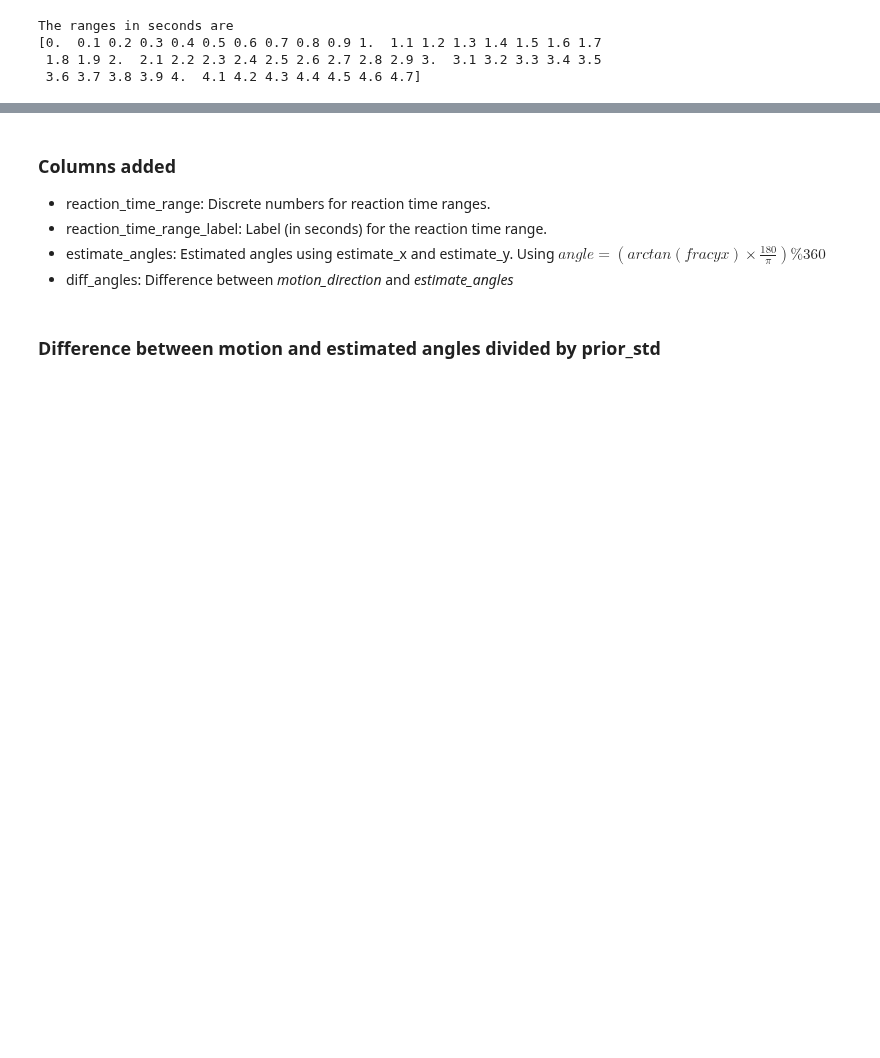
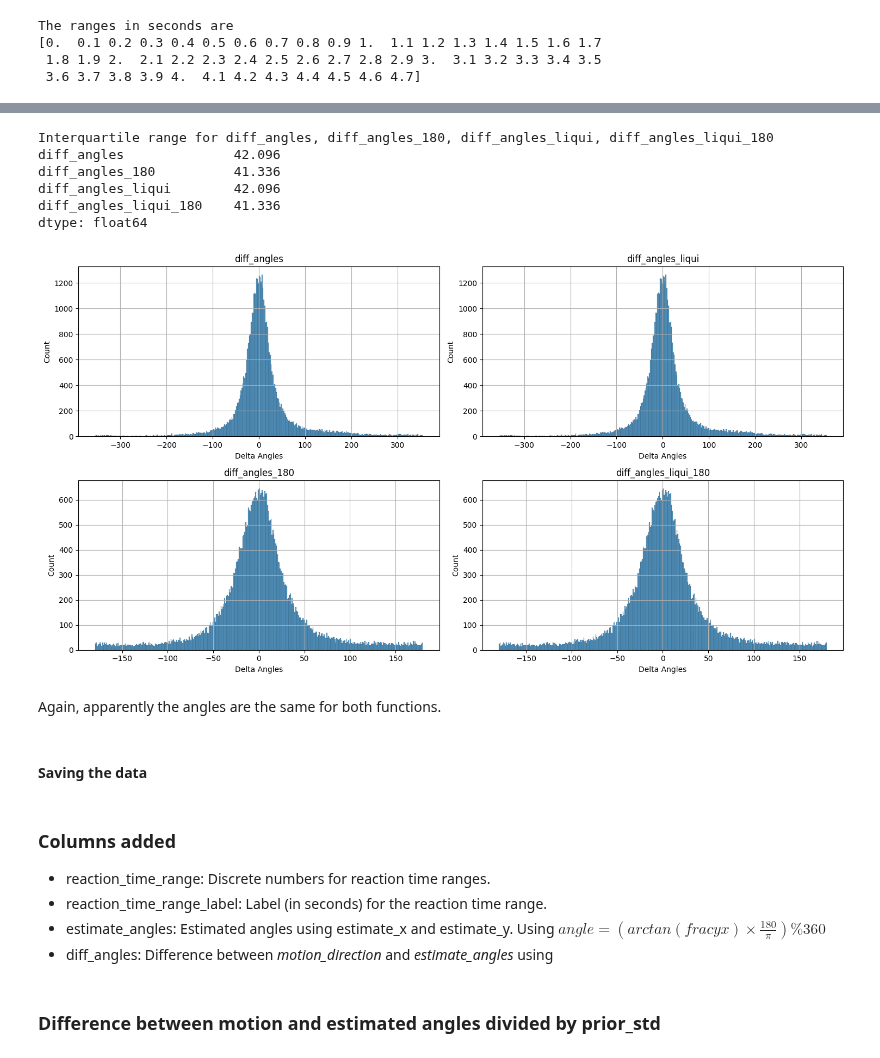
Before and after one commit to lucasbaldezzari/babesbayes-nma, a Jupyter notebook: coding/Issue4_Xiaoxiao.ipynb, the cells around one changed output, grey strips where cells are left out. Drawn from its saved outputs; the diff is of its cells as text; code cells hidden in the pictures; blank space fills up the shorter version.

```diff
--- a/coding/Issue4_Xiaoxiao.ipynb
+++ b/coding/Issue4_Xiaoxiao.ipynb
@@ -92,3 +135,46 @@ data_processed.head()
+# %%
+##getting the interquartile range for the diff_angles, diff_angles_180, diff_angles_liqui, diff_angles_liqui_180
+q1 = data_processed.loc[:,['diff_angles',"diff_angles_180","diff_angles_liqui","diff_angles_liqui_180"]].quantile(0.25)
+q3 = data_processed.loc[:,['diff_angles',"diff_angles_180","diff_angles_liqui","diff_angles_liqui_180"]].quantile(0.75)
+iqr = q3 - q1
+print("Interquartile range for diff_angles, diff_angles_180, diff_angles_liqui, diff_angles_liqui_180")
+print(iqr)
+# %% [output]
+Interquartile range for diff_angles, diff_angles_180, diff_angles_liqui, diff_angles_liqui_180
+diff_angles              42.096
+diff_angles_180          41.336
+diff_angles_liqui        42.096
+diff_angles_liqui_180    41.336
+dtype: float64
+# %%
+##histograms of estimate_angles and	estimate_angles_liqui
+n_bins = 360
+fig, ax = plt.subplots(2,2, figsize=(15,8))
+sns.histplot(data=data_processed, x='diff_angles', bins=n_bins, ax=ax[0,0])
+sns.histplot(data=data_processed, x='diff_angles_liqui', bins=n_bins, ax=ax[0,1])
+sns.histplot(data=data_processed, x='diff_angles_180', bins=n_bins, ax=ax[1,0])
+sns.histplot(data=data_processed, x='diff_angles_liqui_180', bins=n_bins, ax=ax[1,1])
+ax[0,0].set_title("diff_angles")
+ax[0,1].set_title("diff_angles_liqui")
+ax[0,0].set_xlabel("Delta Angles")
+ax[0,1].set_xlabel("Delta Angles")
+ax[1,0].set_title("diff_angles_180")
+ax[1,1].set_title("diff_angles_liqui_180")
+ax[1,0].set_xlabel("Delta Angles")
+ax[1,1].set_xlabel("Delta Angles")
+ax[0,0].grid()
+ax[0,1].grid()
+ax[1,0].grid()
+ax[1,1].grid()
+##tight layout
+plt.tight_layout()
+plt.show()
+# %% [output]
+[figure, added]
+# %% [markdown]
+Again, apparently the angles are the same for both functions.
+# %% [markdown]
+#### Saving the data
 # %%
 ##saving the new data
 data_processed.to_csv("dataset\data_processed.csv")
@@ -98,7 +184,7 @@ data_processed.to_csv("dataset\data_processed.csv")
 - reaction_time_range: Discrete numbers for reaction time ranges.
 - reaction_time_range_label: Label (in seconds) for the reaction time range.
 - estimate_angles: Estimated angles using estimate_x and estimate_y. Using $angle = (arctan(frac{y}{x})\times\frac{180}{\pi}) \% 360$
-- diff_angles: Difference between *motion_direction* and *estimate_angles*
+- diff_angles: Difference between *motion_direction* and *estimate_angles* using
 # %% [markdown]
 ### Difference between motion and estimated angles divided by prior_std
 # %%
```
Also changed, not shown: parts of 11 cells of this notebook, 2 other files.
